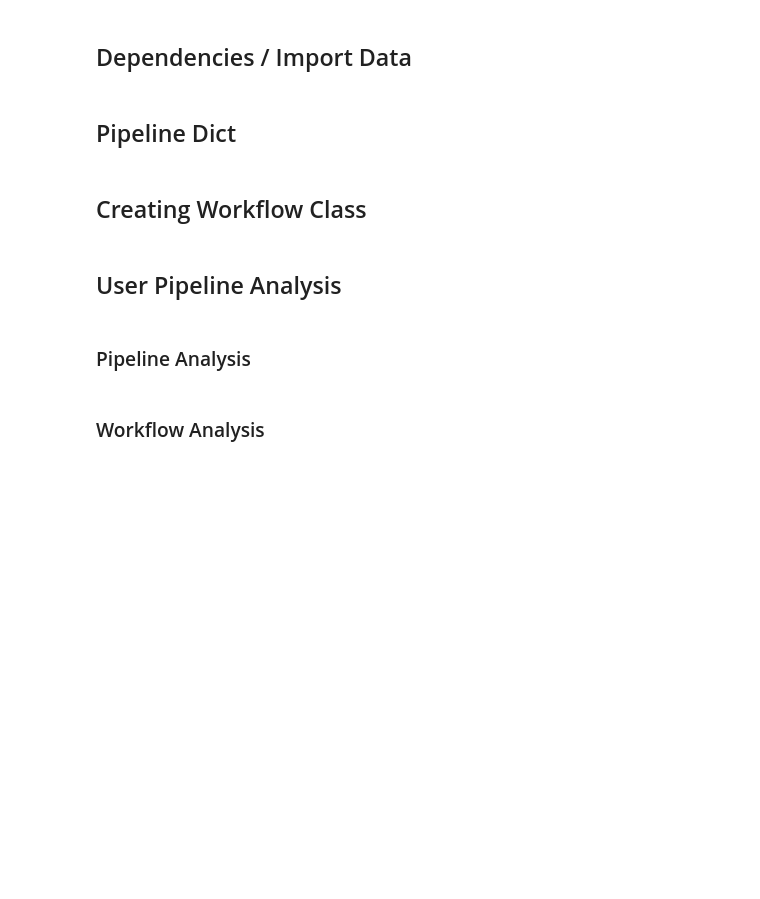
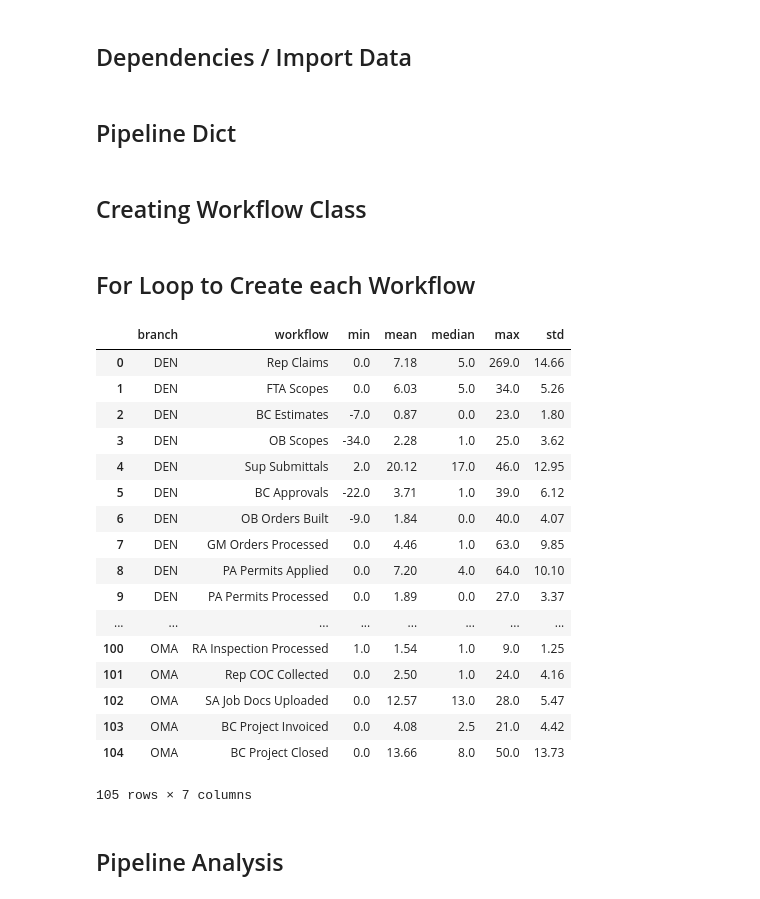
Before and after one commit to ChrisBen191/workflow_project, a Jupyter notebook: branch_clustering.ipynb, the cells around one changed output. Saved outputs shown, nothing was run; the diff lists cells and outputs as text; code cells hidden in the pictures; blank space fills up the shorter version.

Commit message:
completing the for loop to iterate over each Branch Workflow instance

```diff
--- a/branch_clustering.ipynb
+++ b/branch_clustering.ipynb
@@ -517,7 +544,62 @@ class Branch_Workflow:
+# %% [markdown]
+## For Loop to Create each Workflow
+# %%
+branch_list = ['DEN', 'COS', 'FCO', 'KCI', 'OMA']
+workflow_list = ['Rep Claims', 'FTA Scopes','BC Estimates',
+                 'OB Scopes', 'Sup Submittals','BC Approvals',
+                 'OB Orders Built', 'GM Orders Processed', 'PA Permits Applied',
+                 'PA Permits Processed','PA OA Processed', 'PA OA Invoiced',
+                 'PA Notify of Delivery','PA Notify of Start', 'GM Approved for Inspection',
+                 'RA Inspection Requested','RA Inspection Processed','Rep COC Collected',
+                 'SA Job Docs Uploaded', 'BC Project Invoiced','BC Project Closed']
+
+# initialized an empty list to store each workflow's aggreate from each branch
+workflow_aggregrate_list = []
+
+
+# looping over every workflow...
+for branch in branch_list:
+    #...in every branch
+    for workflow in workflow_list:
+
+        # creating an empty df to add the 'workflow_aggregrate_list'
+        workflow_analysis_df = pd.DataFrame()
+
+        # creating an 'branch workflow' instance for each workflow, in each branch
+        workflow_analysis = Branch_Workflow(branch, workflow)
+
+        # running the 'workflow analysis' function for each workflow, in each branch
+        aggegrates = workflow_analysis.workflow_analysis_data()
+
+        # storing the 'aggregate' in the 'workflow_aggregrate_list'
+        workflow_aggregrate_list.append(aggegrates)
+
+# creating a dataframe from the 'workflow_aggregrate_list' and then reorganized the columns
+workflow_aggregrate_df = pd.DataFrame.from_dict(workflow_aggregrate_list)
+workflow_aggregrate_df = workflow_aggregrate_df[['branch', 'workflow', 'min', 'mean', 'median', 'max', 'std']]
+
+workflow_aggregrate_df
+# %% [output]
+|  | branch | workflow | min | mean | median | max | std |
+| 0 | DEN | Rep Claims | 0.0 | 7.18 | 5.0 | 269.0 | 14.66 |
+| 1 | DEN | FTA Scopes | 0.0 | 6.03 | 5.0 | 34.0 | 5.26 |
+| 2 | DEN | BC Estimates | -7.0 | 0.87 | 0.0 | 23.0 | 1.80 |
+| 3 | DEN | OB Scopes | -34.0 | 2.28 | 1.0 | 25.0 | 3.62 |
+| 4 | DEN | Sup Submittals | 2.0 | 20.12 | 17.0 | 46.0 | 12.95 |
+| 5 | DEN | BC Approvals | -22.0 | 3.71 | 1.0 | 39.0 | 6.12 |
+| 6 | DEN | OB Orders Built | -9.0 | 1.84 | 0.0 | 40.0 | 4.07 |
+| 7 | DEN | GM Orders Processed | 0.0 | 4.46 | 1.0 | 63.0 | 9.85 |
+| 8 | DEN | PA Permits Applied | 0.0 | 7.20 | 4.0 | 64.0 | 10.10 |
+| 9 | DEN | PA Permits Processed | 0.0 | 1.89 | 0.0 | 27.0 | 3.37 |
+| ... | ... | ... | ... | ... | ... | ... | ... |
+| 100 | OMA | RA Inspection Processed | 1.0 | 1.54 | 1.0 | 9.0 | 1.25 |
+| 101 | OMA | Rep COC Collected | 0.0 | 2.50 | 1.0 | 24.0 | 4.16 |
+| 102 | OMA | SA Job Docs Uploaded | 0.0 | 12.57 | 13.0 | 28.0 | 5.47 |
+| 103 | OMA | BC Project Invoiced | 0.0 | 4.08 | 2.5 | 21.0 | 4.42 |
+| 104 | OMA | BC Project Closed | 0.0 | 13.66 | 8.0 | 50.0 | 13.73 |
+105 rows × 7 columns
 # %% [markdown]
-## User Pipeline Analysis
+## Pipeline Analysis
-# %% [markdown]
-### Pipeline Analysis
 # %%
 def run_pipeline_analysis():
 
@@ -568,5 +646,3 @@ def run_pipeline_analysis():
     analysis = Branch_Pipeline(branch_response, pipeline_response)
 
     return analysis.create_teammate_pipeline()
-# %% [markdown]
-### Workflow Analysis
```
Also changed, not shown: parts of 5 cells of this notebook.
